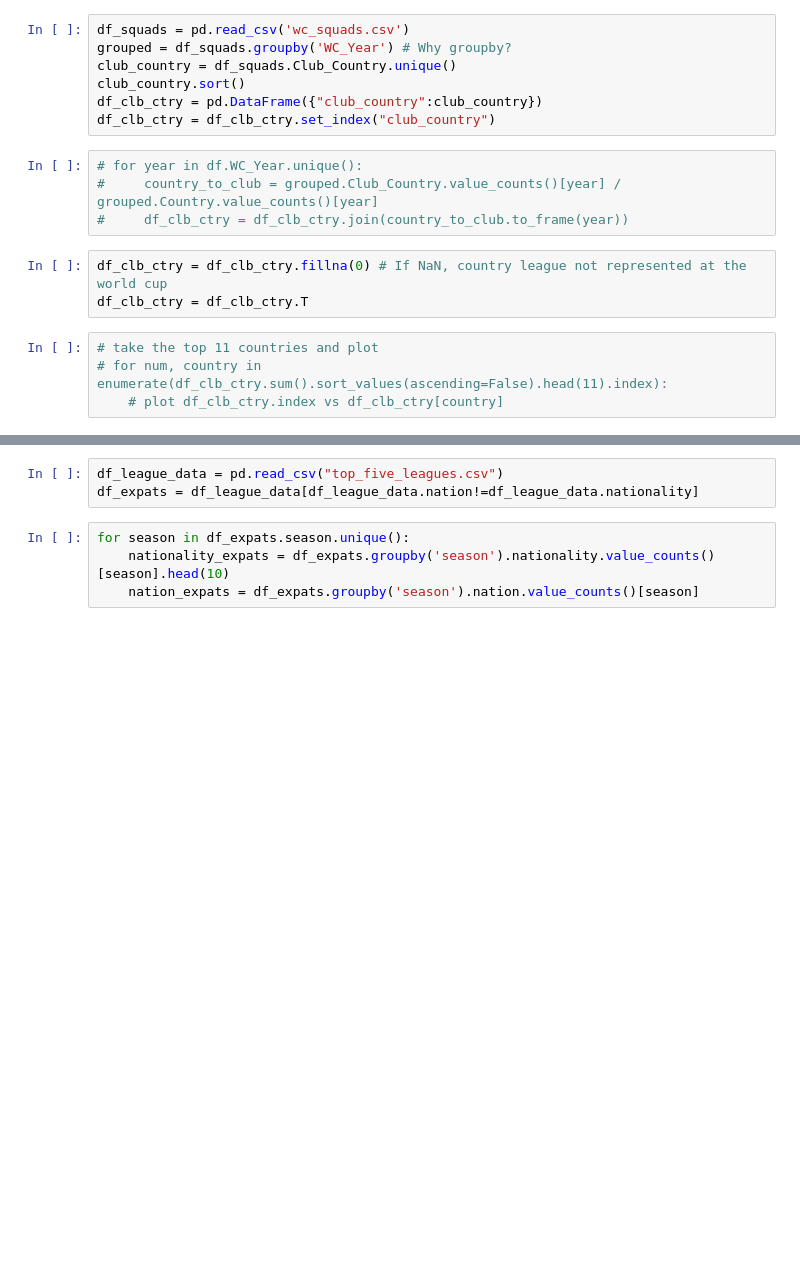
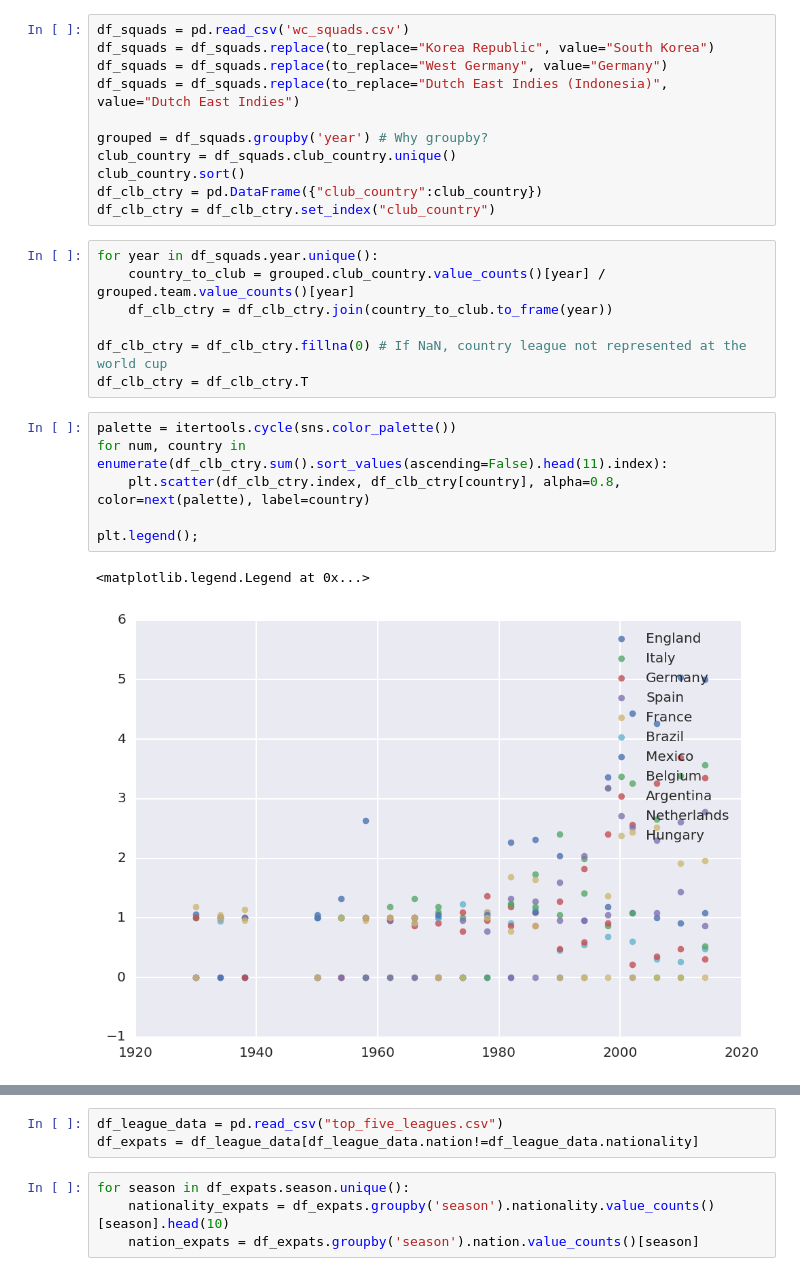
Before and after one commit to pierrelb/dataIncProj, a Jupyter notebook: soccerData.ipynb, the cells around one changed output, grey strips where cells are left out. Cells and saved outputs as stored; diff of their text form; blank space fills up the shorter version.

```diff
--- a/soccerData.ipynb
+++ b/soccerData.ipynb
@@ -29,18 +75,27 @@ df_team_rank = df_team_rank.dropna()
 # %%
 df_squads = pd.read_csv('wc_squads.csv')
-grouped = df_squads.groupby('WC_Year') # Why groupby?
-club_country = df_squads.Club_Country.unique()
+df_squads = df_squads.replace(to_replace="Korea Republic", value="South Korea")
+df_squads = df_squads.replace(to_replace="West Germany", value="Germany")
+df_squads = df_squads.replace(to_replace="Dutch East Indies (Indonesia)", value="Dutch East Indies")
+
+grouped = df_squads.groupby('year') # Why groupby?
+club_country = df_squads.club_country.unique()
 club_country.sort()
 df_clb_ctry = pd.DataFrame({"club_country":club_country})
 df_clb_ctry = df_clb_ctry.set_index("club_country")
 # %%
-# for year in df.WC_Year.unique():
-#     country_to_club = grouped.Club_Country.value_counts()[year] / grouped.Country.value_counts()[year]
-#     df_clb_ctry = df_clb_ctry.join(country_to_club.to_frame(year))
+for year in df_squads.year.unique():
+    country_to_club = grouped.club_country.value_counts()[year] / grouped.team.value_counts()[year]
+    df_clb_ctry = df_clb_ctry.join(country_to_club.to_frame(year))
+
+df_clb_ctry = df_clb_ctry.fillna(0) # If NaN, country league not represented at the world cup
+df_clb_ctry = df_clb_ctry.T
-# %%
-df_clb_ctry = df_clb_ctry.fillna(0) # If NaN, country league not represented at the world cup
-df_clb_ctry = df_clb_ctry.T
 # %%
-# take the top 11 countries and plot
-# for num, country in enumerate(df_clb_ctry.sum().sort_values(ascending=False).head(11).index):
-    # plot df_clb_ctry.index vs df_clb_ctry[country]
+palette = itertools.cycle(sns.color_palette())
+for num, country in enumerate(df_clb_ctry.sum().sort_values(ascending=False).head(11).index):
+    plt.scatter(df_clb_ctry.index, df_clb_ctry[country], alpha=0.8, color=next(palette), label=country)
+
+plt.legend();
+# %% [output]
+<matplotlib.legend.Legend at 0x...>
+[figure, added]
```
Also changed, not shown: parts of 28 cells of this notebook.
